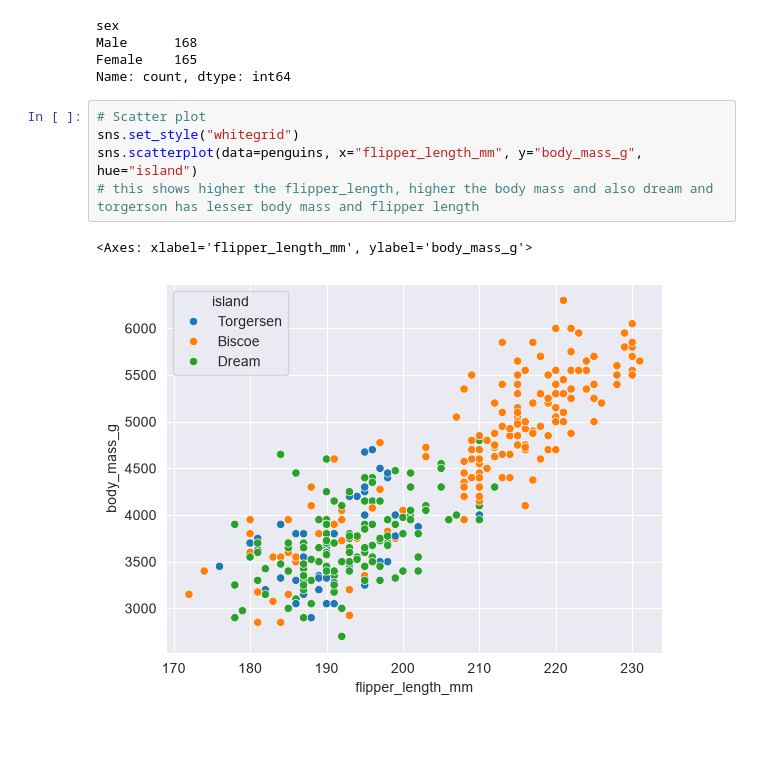
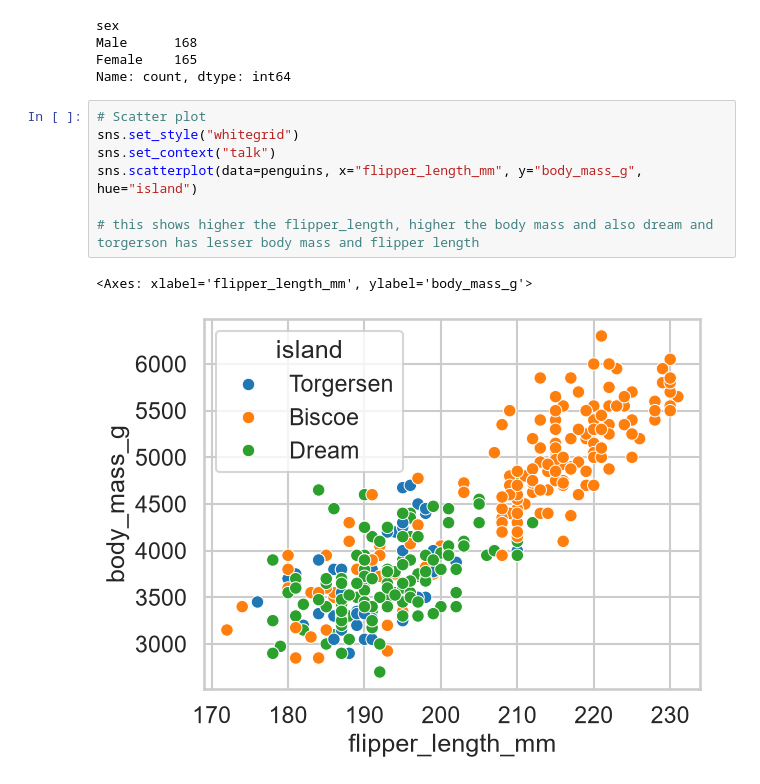
Before and after one commit to anojpradhan/learningDS, a Jupyter notebook: seaborn.ipynb, the cells around one changed output. Drawn from its saved outputs; the diff is of its cells as text; blank space fills up the shorter version.

```diff
--- a/seaborn.ipynb
+++ b/seaborn.ipynb
@@ -60,8 +60,10 @@ Name: count, dtype: int64
 # %%
 # Scatter plot
 sns.set_style("whitegrid")
+sns.set_context("talk")
 sns.scatterplot(data=penguins, x="flipper_length_mm", y="body_mass_g", hue="island")
+
 # this shows higher the flipper_length, higher the body mass and also dream and torgerson has lesser body mass and flipper length
 # %% [output]
 <Axes: xlabel='flipper_length_mm', ylabel='body_mass_g'>
-[figure, old version]
+[figure, new version]
```
Also changed, not shown: parts of 4 cells of this notebook.
